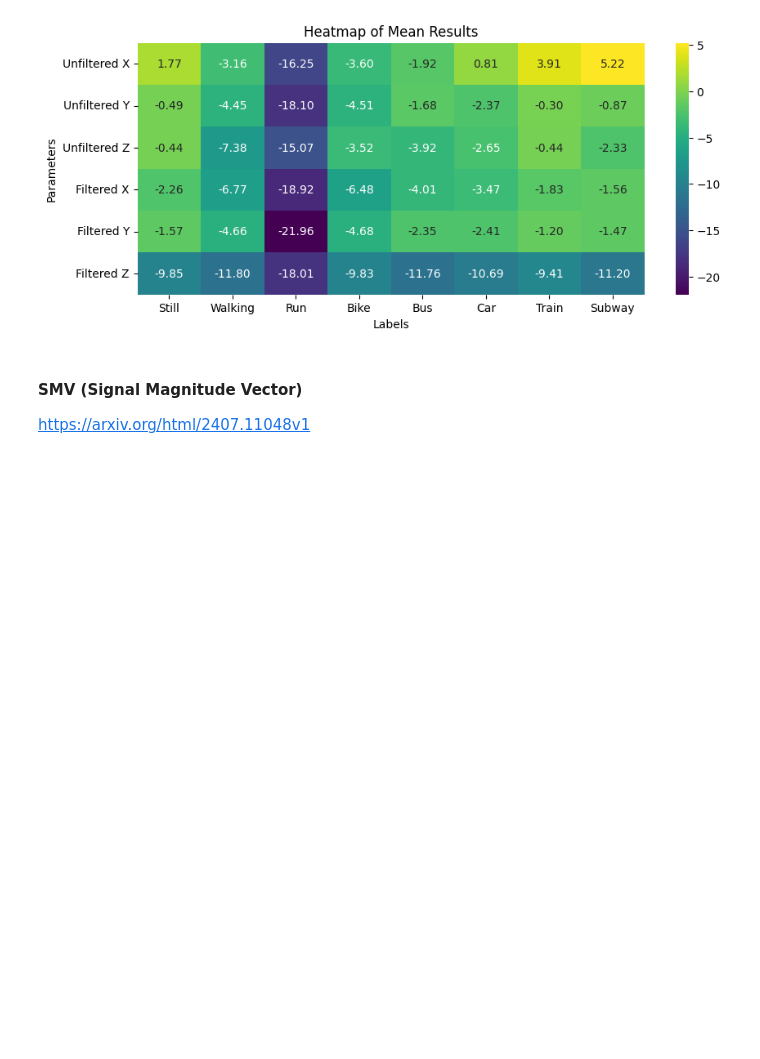
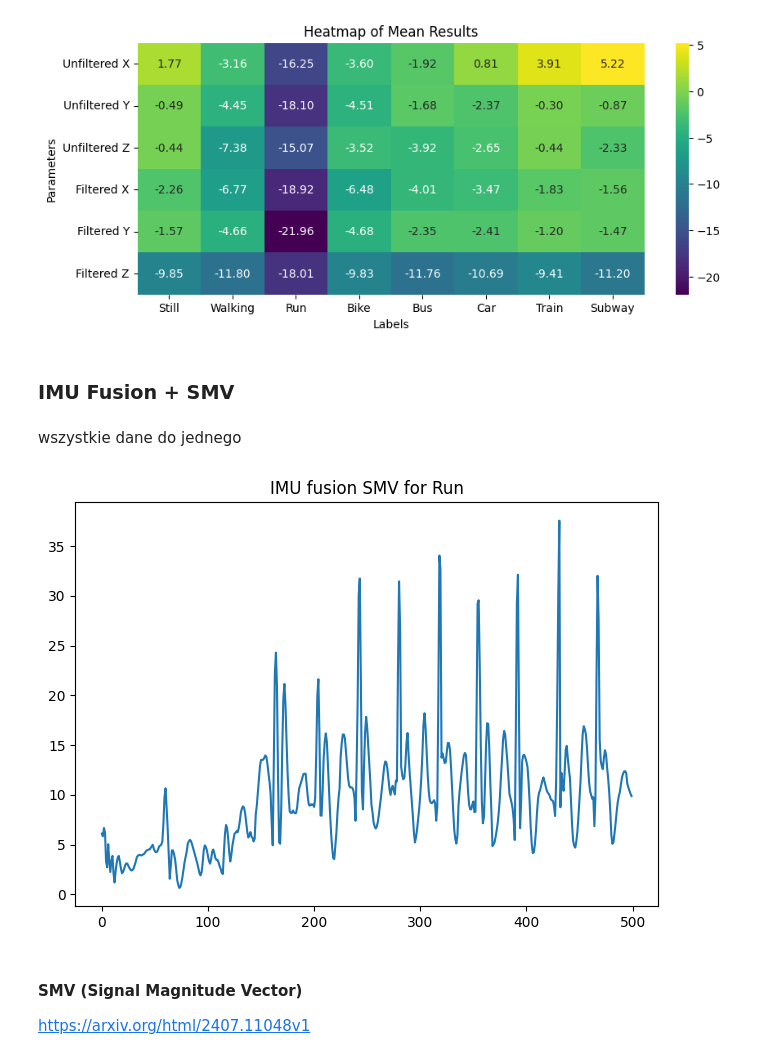
Before and after one commit to pddusza/Sussex_Challange_2025, a Jupyter notebook: sensor_fusion_overview.ipynb, the cells around one changed output. Drawn from its saved outputs; the diff is of its cells as text; code cells hidden in the pictures; blank space fills up the shorter version.

```diff
--- a/sensor_fusion_overview.ipynb
+++ b/sensor_fusion_overview.ipynb
@@ -474,3 +474,7 @@ Mean of max
 [figure]
 Mean of min
 [figure]
+# %% [markdown]
+### IMU Fusion + SMV
+# %% [markdown]
+wszystkie dane do jednego
@@ -477,3 +520,16 @@ Mean of min
+# %%
+import matplotlib.pyplot as plt
+
+label, imu_smv = run_over_row(probes["Run"], imu_smv_separation)
+
+plt.plot(imu_smv)
+plt.title(f"IMU fusion SMV for {labels_dict[label]}")
+plt.ylabel("")
+
+plt.tight_layout()
+plt.show()
+# %% [output]
+[figure, added]
 # %% [markdown]
 #### SMV (Signal Magnitude Vector)
 https://arxiv.org/html/2407.11048v1
```
Also changed, not shown: parts of 4 cells of this notebook.
